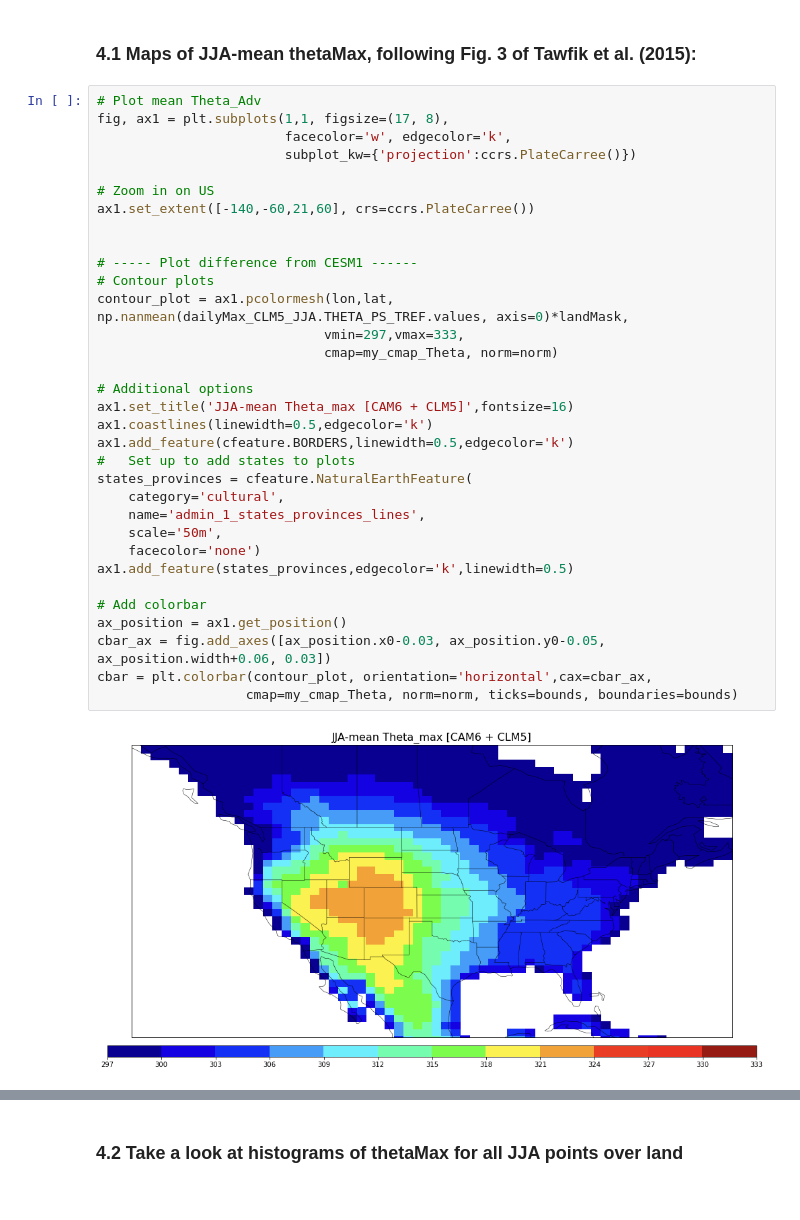
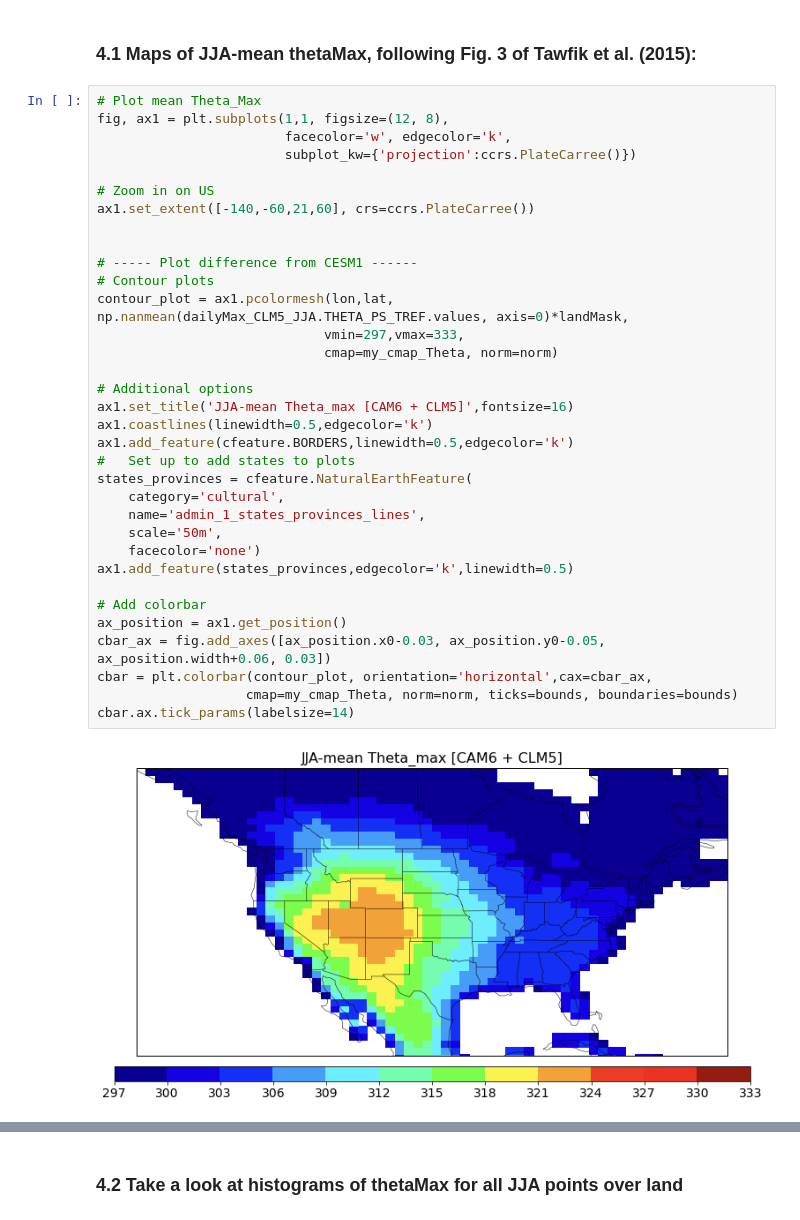
Before and after one commit to megandevlan/Coupling_CAM6CLM5, a Jupyter notebook: HCF.ipynb, the cells around one changed output, grey strips where cells are left out. Cells and saved outputs as stored; diff of their text form.

```diff
--- a/HCF.ipynb
+++ b/HCF.ipynb
@@ -1220,38 +1221,39 @@ Data variables:
 # %% [markdown]
 ### 4.1 Maps of JJA-mean thetaMax, following Fig. 3 of Tawfik et al. (2015):
 # %%
-# Plot mean Theta_Adv
-fig, ax1 = plt.subplots(1,1, figsize=(17, 8),
+# Plot mean Theta_Max
+fig, ax1 = plt.subplots(1,1, figsize=(12, 8),
                         facecolor='w', edgecolor='k',
                         subplot_kw={'projection':ccrs.PlateCarree()})
 
 # Zoom in on US
 ax1.set_extent([-140,-60,21,60], crs=ccrs.PlateCarree())
 
 
 # ----- Plot difference from CESM1 ------
 # Contour plots
 contour_plot = ax1.pcolormesh(lon,lat, np.nanmean(dailyMax_CLM5_JJA.THETA_PS_TREF.values, axis=0)*landMask,
                              vmin=297,vmax=333,
                              cmap=my_cmap_Theta, norm=norm)
 
 # Additional options
 ax1.set_title('JJA-mean Theta_max [CAM6 + CLM5]',fontsize=16)
 ax1.coastlines(linewidth=0.5,edgecolor='k')
 ax1.add_feature(cfeature.BORDERS,linewidth=0.5,edgecolor='k')
 #   Set up to add states to plots
 states_provinces = cfeature.NaturalEarthFeature(
     category='cultural',
     name='admin_1_states_provinces_lines',
     scale='50m',
     facecolor='none')
 ax1.add_feature(states_provinces,edgecolor='k',linewidth=0.5)
 
 # Add colorbar
 ax_position = ax1.get_position()
 cbar_ax = fig.add_axes([ax_position.x0-0.03, ax_position.y0-0.05, ax_position.width+0.06, 0.03])
 cbar = plt.colorbar(contour_plot, orientation='horizontal',cax=cbar_ax,
                    cmap=my_cmap_Theta, norm=norm, ticks=bounds, boundaries=bounds)
+cbar.ax.tick_params(labelsize=14)
 # %% [output]
-[figure, old version]
+[figure, new version]
 # %%
```
Also changed, not shown: parts of 62 cells of this notebook, 2 other files.
